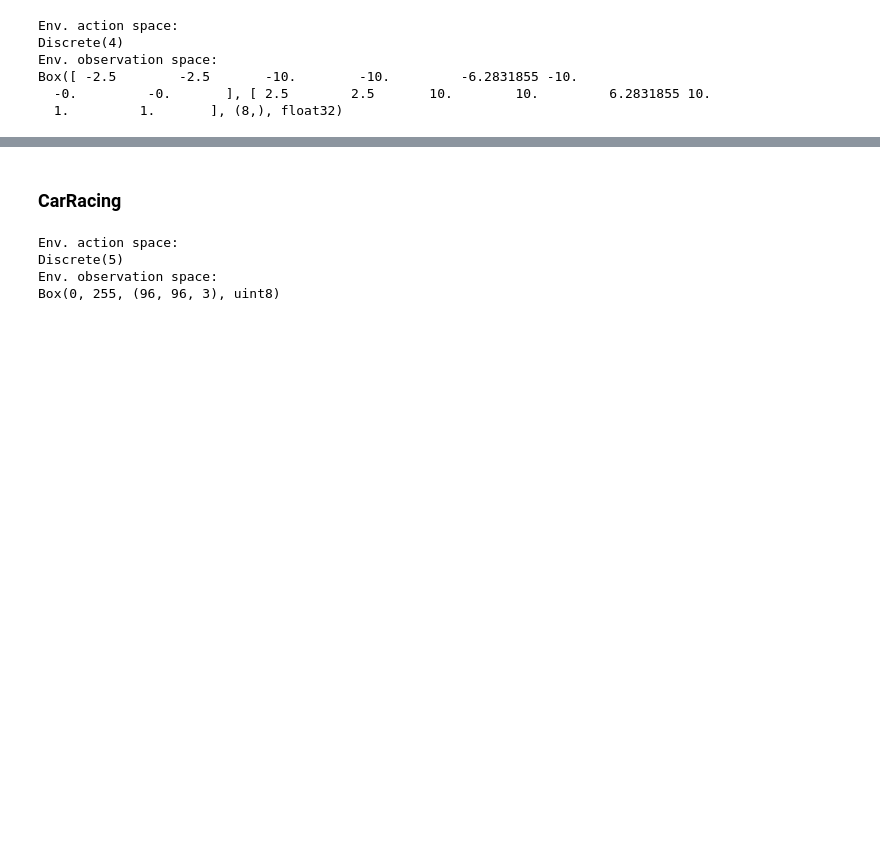
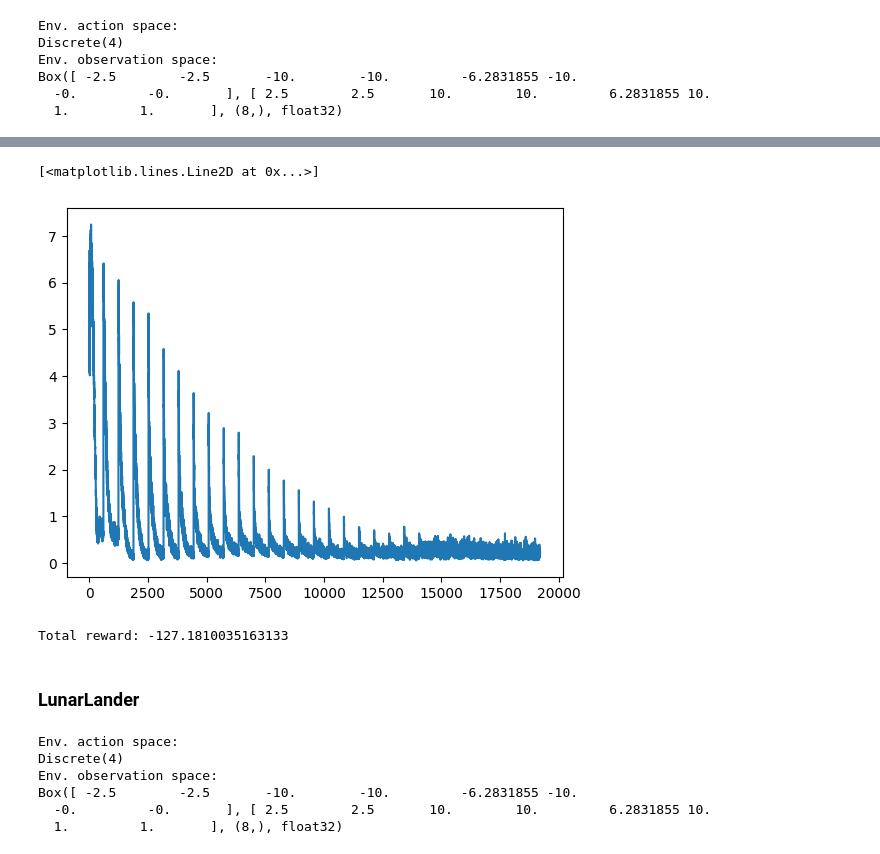
Before and after one commit to KarahanS/RL-Hockey, a Jupyter notebook: DDQN/ddqn-tests.ipynb, the cells around one changed output, grey strips where cells are left out. Drawn from its saved outputs; the diff is of its cells as text; code cells hidden in the pictures; blank space fills up the shorter version.

```diff
--- a/DDQN/ddqn-tests.ipynb
+++ b/DDQN/ddqn-tests.ipynb
@@ -277,0 +362,27 @@ env.close()
+# %%
+plt.figure()
+plt.plot(losses_np)
+# %% [output]
+[<matplotlib.lines.Line2D at 0x...>]
+[figure, added]
+# %%
+# Display trained agent's performance
+env = gym.make("Pendulum-v1", render_mode='human')
+ob, _info = env.reset()
+if isinstance(env.action_space, spaces.Box):
+    env = DiscreteActionWrapper(env,5)
+
+ac_space = env.action_space
+o_space = env.observation_space
+
+env.reset()
+total_reward = 0
+for t in range(500):
+    a = q_agent.act(ob)
+    (ob, reward, done, trunc, _info) = env.step(a)
+    total_reward+= reward
+    if done or trunc: break
+
+print("Total reward:", total_reward)
+# %% [output]
+Total reward: -127.1810035163133
@@ -278,8 +391,8 @@ env.close()
 # %% [markdown]
-### CarRacing
+### LunarLander
 # %%
 RENDER = False
-ENV_NAME = 'CarRacing-v3'
+ENV_NAME = 'LunarLander-v3'
 
 if RENDER:
     env = gym.make(ENV_NAME, render_mode='human')
@@ -298,8 +411,10 @@ print(o_space)
 #print(list(zip(env.observation_space.low, env.observation_space.high)))
 # %% [output]
 Env. action space:
-Discrete(5)
+Discrete(4)
 Env. observation space:
-Box(0, 255, (96, 96, 3), uint8)
+Box([ -2.5        -2.5       -10.        -10.         -6.2831855 -10.
+  -0.         -0.       ], [ 2.5        2.5       10.        10.         6.2831855 10.
+  1.         1.       ], (8,), float32)
 # %%
 DISCOUNT = 0.95
```
Also changed, not shown: parts of 30 cells of this notebook, 3 other files.
